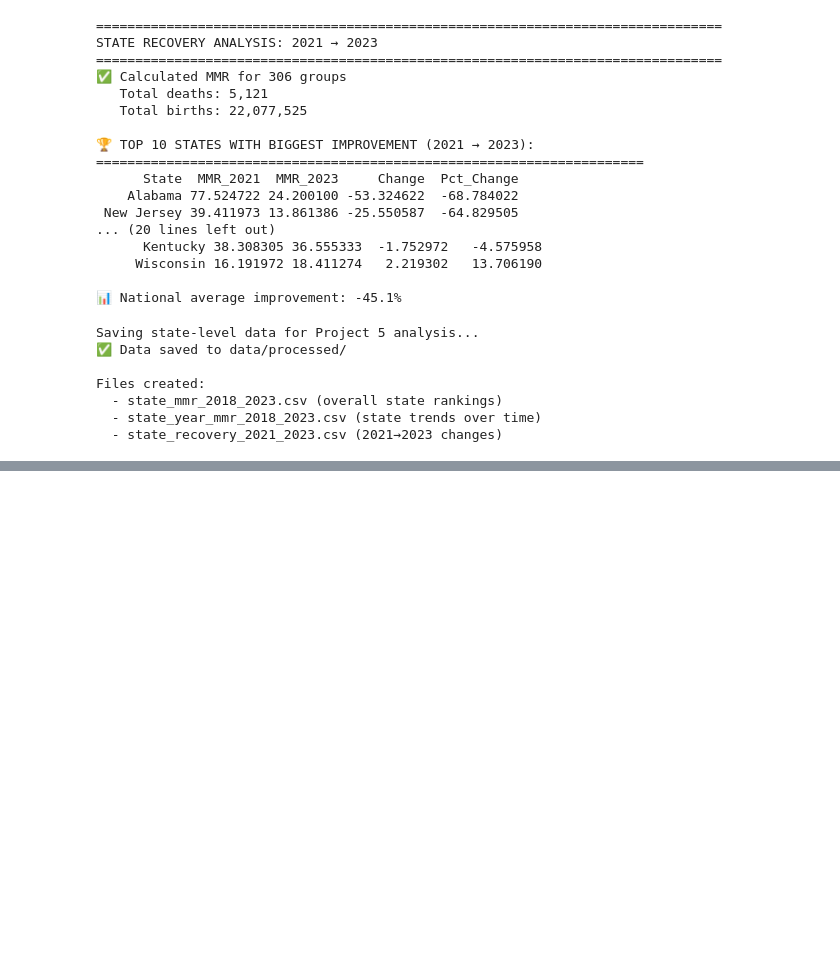
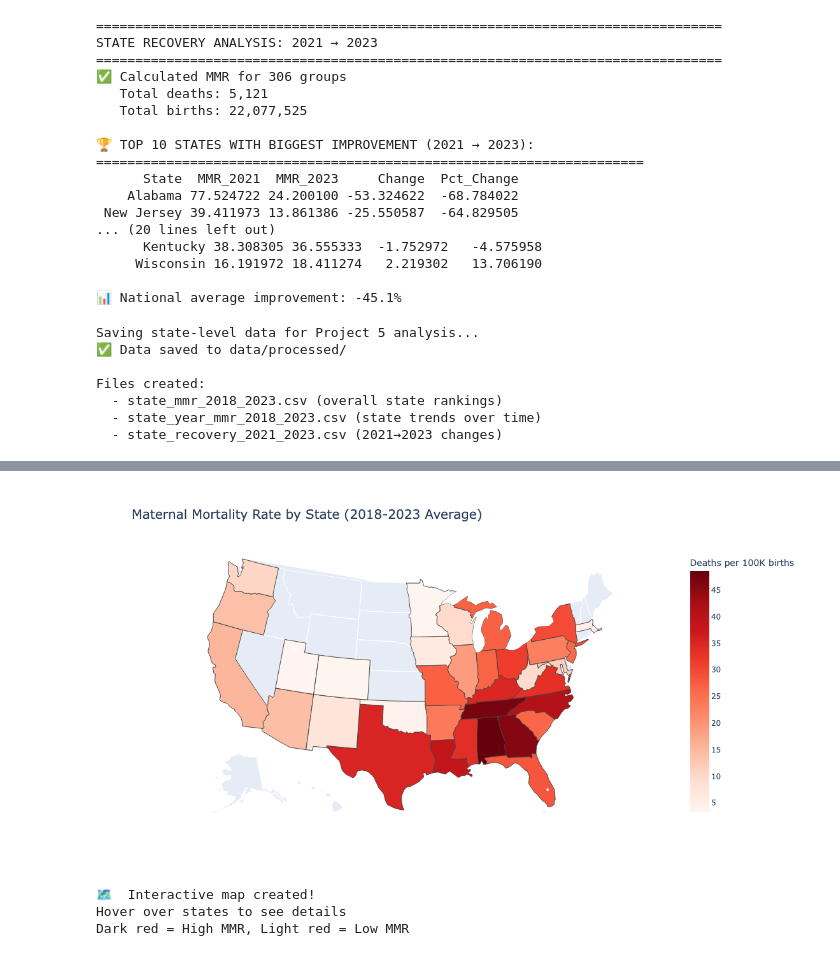
Before and after one commit to marshelton3/equity-metrics-dashboard, a Jupyter notebook: notebooks/03_state_analysis.ipynb, the cells around one changed output, grey strips where cells are left out. Drawn from its saved outputs; the diff is of its cells as text; code cells hidden in the pictures; blank space fills up the shorter version.

```diff
--- a/notebooks/03_state_analysis.ipynb
+++ b/notebooks/03_state_analysis.ipynb
@@ -368,0 +381,70 @@ Files created:
+# %%
+# ============================================================================
+# INTERACTIVE STATE CHOROPLETH MAP: Overall MMR (2018-2023)
+# ============================================================================
+
+import plotly.express as px
+
+# Prepare data for mapping
+map_data = state_mmr_overall[state_mmr_overall['Deaths'] > 0].copy()
+
+# Add state abbreviations for plotly (it needs 2-letter codes)
+state_abbrev = {
+    'Alabama': 'AL', 'Alaska': 'AK', 'Arizona': 'AZ', 'Arkansas': 'AR',
+    'California': 'CA', 'Colorado': 'CO', 'Connecticut': 'CT', 'Delaware': 'DE',
+    'Florida': 'FL', 'Georgia': 'GA', 'Hawaii': 'HI', 'Idaho': 'ID',
+    'Illinois': 'IL', 'Indiana': 'IN', 'Iowa': 'IA', 'Kansas': 'KS',
+    'Kentucky': 'KY', 'Louisiana': 'LA', 'Maine': 'ME', 'Maryland': 'MD',
+    'Massachusetts': 'MA', 'Michigan': 'MI', 'Minnesota': 'MN', 'Mississippi': 'MS',
+    'Missouri': 'MO', 'Montana': 'MT', 'Nebraska': 'NE', 'Nevada': 'NV',
+    'New Hampshire': 'NH', 'New Jersey': 'NJ', 'New Mexico': 'NM', 'New York': 'NY',
+    'North Carolina': 'NC', 'North Dakota': 'ND', 'Ohio': 'OH', 'Oklahoma': 'OK',
+    'Oregon': 'OR', 'Pennsylvania': 'PA', 'Rhode Island': 'RI', 'South Carolina': 'SC',
+    'South Dakota': 'SD', 'Tennessee': 'TN', 'Texas': 'TX', 'Utah': 'UT',
+    'Vermont': 'VT', 'Virginia': 'VA', 'Washington': 'WA', 'West Virginia': 'WV',
+    'Wisconsin': 'WI', 'Wyoming': 'WY', 'District of Columbia': 'DC'
+}
+
+map_data['State_Abbrev'] = map_data['State'].map(state_abbrev)
+
+# Create interactive choropleth map
+fig = px.choropleth(
+    map_data,
+    locations='State_Abbrev',
+    locationmode='USA-states',
+    color='MMR',
+    hover_name='State',
+    hover_data={
+        'State_Abbrev': False,
+        'Deaths': ':,.0f',
+        'Births': ':,.0f',
+        'MMR': ':.1f'
+    },
+    color_continuous_scale='Reds',
+    scope='usa',
+    title='Maternal Mortality Rate by State (2018-2023 Average)',
+    labels={'MMR': 'Deaths per 100K births'}
+)
+
+fig.update_layout(
+    title_font_size=20,
+    geo=dict(
+        scope='usa',
+        projection=go.layout.geo.Projection(type='albers usa'),
+        showlakes=True,
+        lakecolor='rgb(255, 255, 255)'
+    ),
+    height=600,
+    width=1000
+)
+
+fig.show()
+
+print("\n🗺️  Interactive map created!")
+print("Hover over states to see details")
+print("Dark red = High MMR, Light red = Low MMR")
+# %% [output]
+[figure, added]
+🗺️  Interactive map created!
+Hover over states to see details
+Dark red = High MMR, Light red = Low MMR
```
Also changed, not shown: parts of 5 cells of this notebook, 2 other files.
